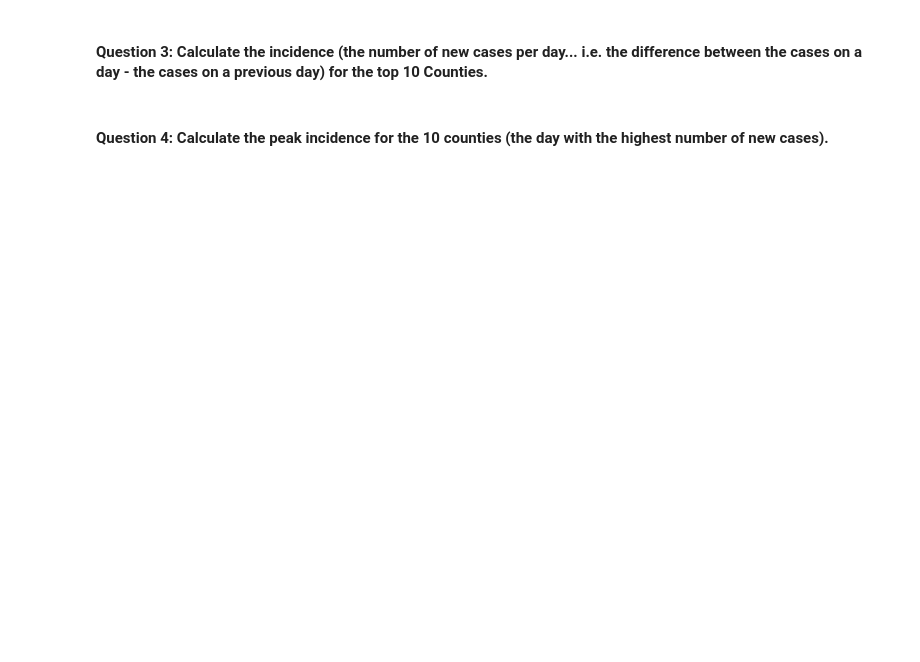
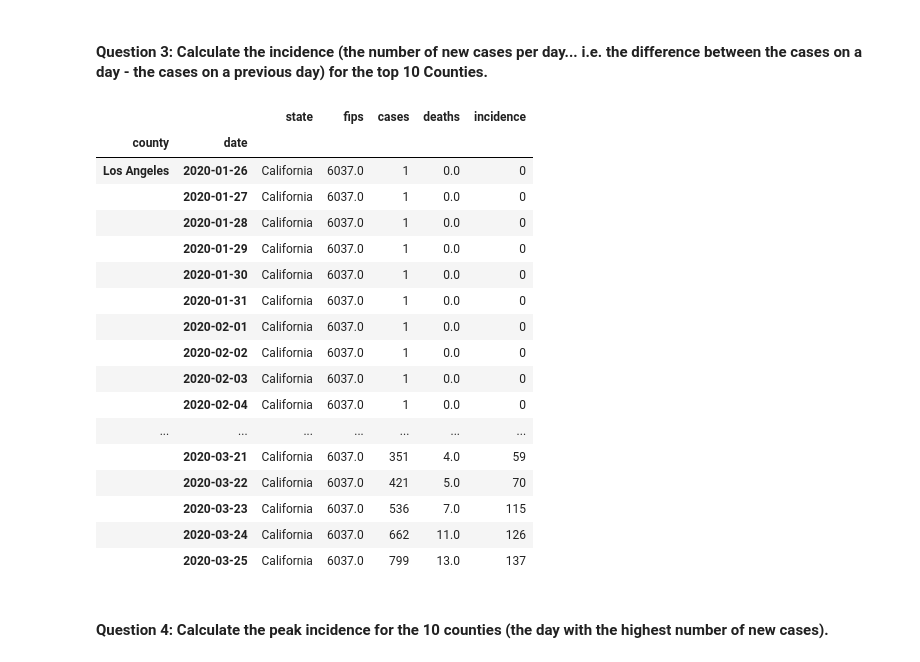
Before and after one commit to CMU-MS-DAS-Modern-Programming-Mini/ClassAssignmentNo4, a Jupyter notebook: US County Data - pandas.ipynb, the cells around one changed output. Drawn from its saved outputs; the diff is of its cells as text; code cells hidden in the pictures; blank space fills up the shorter version.

```diff
--- a/US County Data - pandas.ipynb
+++ b/US County Data - pandas.ipynb
@@ -16,3 +17,8 @@ fips   - The fips code of the county (the first two digits represent the state,
 cases  - The cumulative number of cases at the date in the county
 
 deaths - The cumulative number of deaths in at the date in the county
+# %%
+df = pd.read_csv('us-counties.csv')
+df['date'] = pd.to_datetime(df['date'])
+df.info()
+df.head()
@@ -23,4 +121,35 @@ deaths - The cumulative number of deaths in at the date in the county
 # %% [markdown]
 #### Question 3: Calculate the incidence (the number of new cases per day... i.e. the difference between the cases on a day - the cases on a previous day) for the top 10 Counties.
+# %%
+# Function to calculate incidence
+def calc_incidence_index(row, df):
+    prev_index = (row.name[0], pd.to_datetime(row.name[1])-pd.offsets.Day(1))
+    if prev_index in df.index:
+        return row['cases'] - df.loc[prev_index]['cases']
+    else:
+        return 0
+
+top_counties_incidence2 = top_counties.set_index(['county', 'date'])
+top_counties_incidence2['incidence'] = top_counties_incidence2.apply(lambda x: calc_incidence_index(x, top_counties_incidence2), axis=1)
+top_counties_incidence2.head(60)
+# %% [output]
+|  |  | state | fips | cases | deaths | incidence |
+| county | date |  |  |  |  |  |
+| Los Angeles | 2020-01-26 | California | 6037.0 | 1 | 0.0 | 0 |
+|  | 2020-01-27 | California | 6037.0 | 1 | 0.0 | 0 |
+|  | 2020-01-28 | California | 6037.0 | 1 | 0.0 | 0 |
+|  | 2020-01-29 | California | 6037.0 | 1 | 0.0 | 0 |
+|  | 2020-01-30 | California | 6037.0 | 1 | 0.0 | 0 |
+|  | 2020-01-31 | California | 6037.0 | 1 | 0.0 | 0 |
+|  | 2020-02-01 | California | 6037.0 | 1 | 0.0 | 0 |
+|  | 2020-02-02 | California | 6037.0 | 1 | 0.0 | 0 |
+|  | 2020-02-03 | California | 6037.0 | 1 | 0.0 | 0 |
+|  | 2020-02-04 | California | 6037.0 | 1 | 0.0 | 0 |
+| ... | ... | ... | ... | ... | ... | ... |
+|  | 2020-03-21 | California | 6037.0 | 351 | 4.0 | 59 |
+|  | 2020-03-22 | California | 6037.0 | 421 | 5.0 | 70 |
+|  | 2020-03-23 | California | 6037.0 | 536 | 7.0 | 115 |
+|  | 2020-03-24 | California | 6037.0 | 662 | 11.0 | 126 |
+|  | 2020-03-25 | California | 6037.0 | 799 | 13.0 | 137 |
 # %% [markdown]
 #### Question 4: Calculate the peak incidence for the 10 counties (the day with the highest number of new cases).
```
Also changed, not shown: parts of 11 cells of this notebook.
